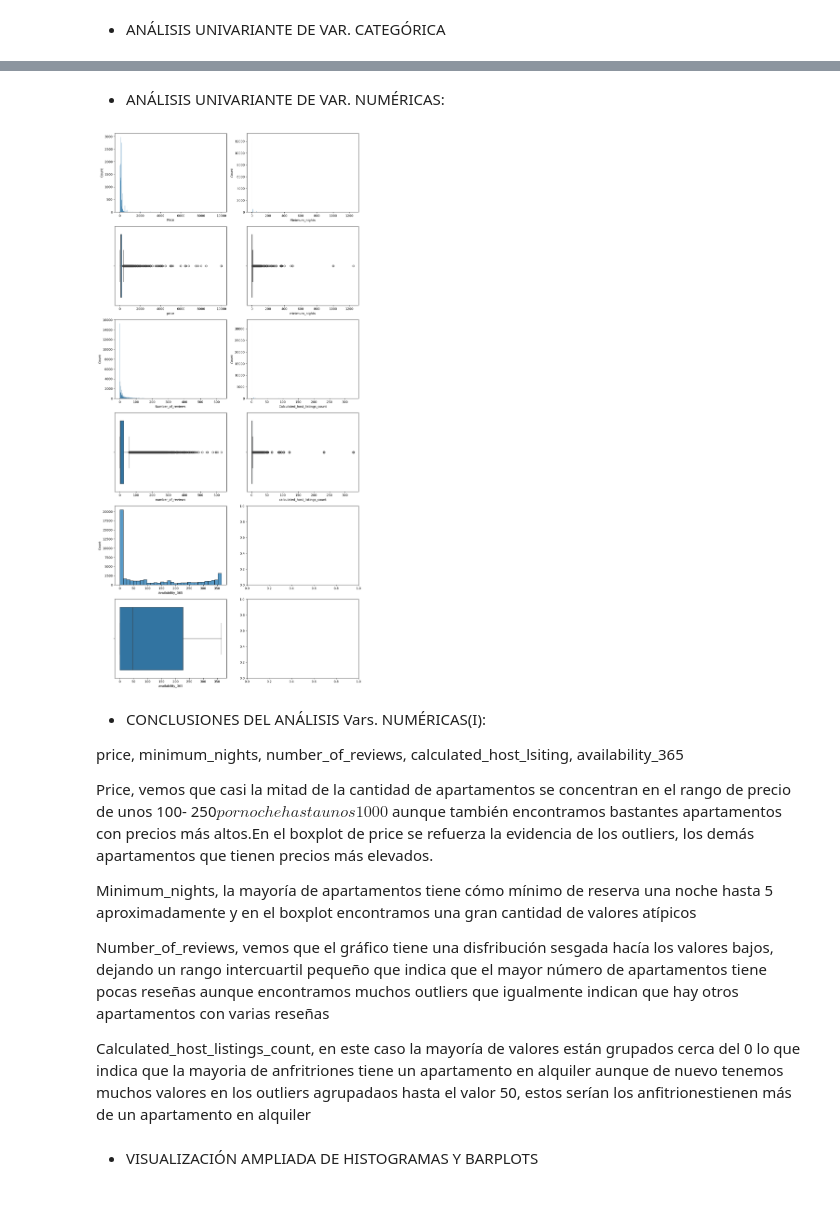
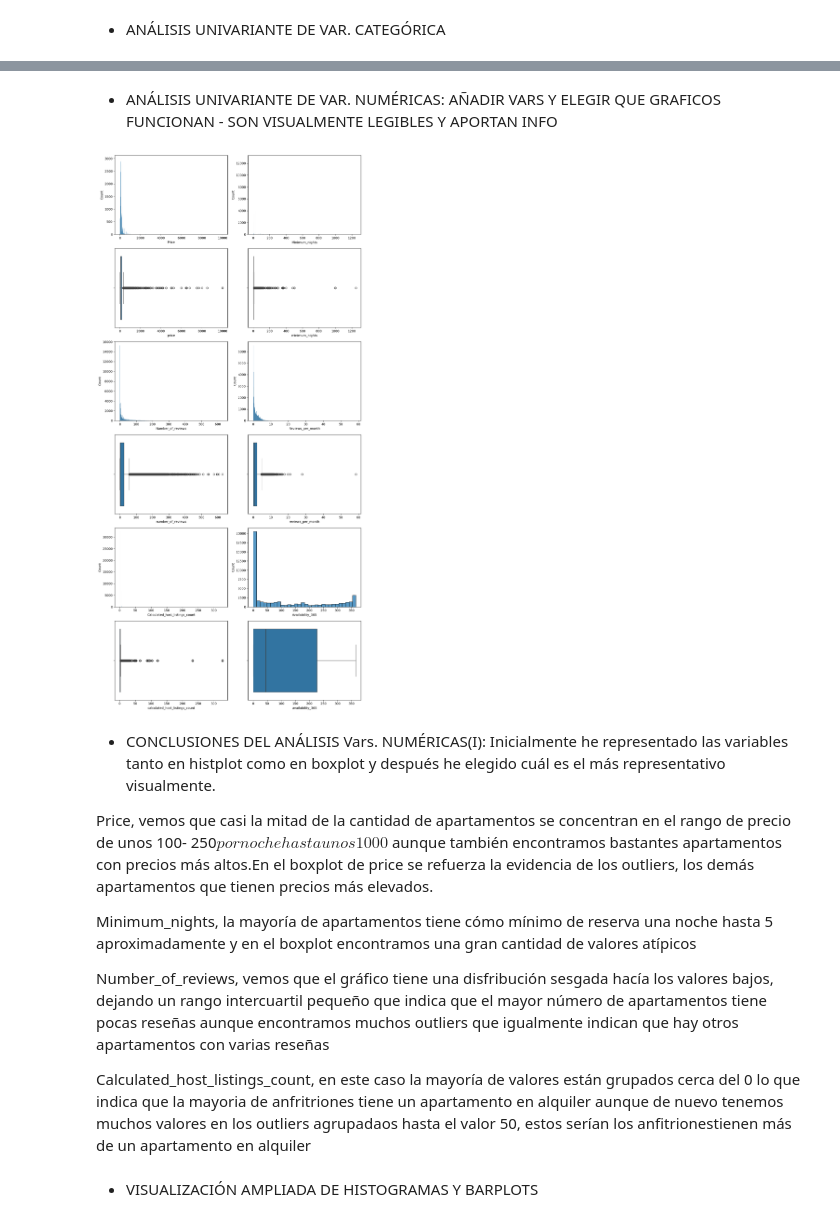
Before and after one commit to 4GeeksAcademy/CristinaChico_EDA, a Jupyter notebook: src/explore.ipynb, the cells around one changed output, grey strips where cells are left out. Cells and saved outputs as stored; diff of their text form; code cells hidden in the pictures.

```diff
--- a/src/explore.ipynb
+++ b/src/explore.ipynb
@@ -67,6 +69,6 @@ No se encuentran duplicados
 # %% [markdown]
 * ELIMINAR INFO IRRELEVANTE
 # %%
-total_data.drop(["id","host_id","name", "host_name","latitude","longitude","last_review","reviews_per_month"], axis = 1, inplace = True)
+total_data.drop(["id","host_id","name", "host_name","latitude","longitude","last_review","neighbourhood"], axis = 1, inplace = True)
 total_data.head()
 # %% [output]
@@ -138,32 +133,36 @@ array(['Kensington', 'Midtown', 'Harlem', 'Clinton Hill', 'East Harlem',
 # %% [markdown]
 * ANÁLISIS UNIVARIANTE DE VAR. NUMÉRICAS:
+AÑADIR VARS Y ELEGIR QUE GRAFICOS FUNCIONAN - SON VISUALMENTE LEGIBLES Y APORTAN INFO
 # %%
 fig, axis = plt.subplots(6, 2, figsize = (12, 25))
 
 sns.histplot(ax = axis[0, 0], data = total_data, x = "price").set(xlabel = "Price")
 sns.boxplot(ax = axis[1, 0], data = total_data, x = "price")
 
 sns.histplot(ax = axis[0,1], data = total_data, x = "minimum_nights").set(xlabel = "Minimum_nights")
 sns.boxplot(ax = axis[1, 1], data = total_data, x = "minimum_nights")
 
 sns.histplot(ax = axis[2, 0], data = total_data, x = "number_of_reviews").set(xlabel = "Number_of_reviews")
 sns.boxplot(ax = axis[3, 0], data = total_data, x = "number_of_reviews")
 
-sns.histplot(ax = axis[2, 1], data = total_data, x = "calculated_host_listings_count").set(xlabel = "Calculated_host_listings_count")
-sns.boxplot(ax = axis[3, 1], data = total_data, x = "calculated_host_listings_count")
+sns.histplot(ax = axis[2, 1], data = total_data, x = "reviews_per_month").set(xlabel = "Reviews_per_month")
+sns.boxplot(ax = axis[3, 1], data = total_data, x = "reviews_per_month")
 
-sns.histplot(ax = axis[4, 0], data = total_data, x = "availability_365").set(xlabel = "Availability_365")
-sns.boxplot(ax = axis[5, 0], data = total_data, x = "availability_365")
+sns.histplot(ax = axis[4, 0], data = total_data, x = "calculated_host_listings_count").set(xlabel = "Calculated_host_listings_count")
+sns.boxplot(ax = axis[5, 0], data = total_data, x = "calculated_host_listings_count")
+
+sns.histplot(ax = axis[4, 1], data = total_data, x = "availability_365").set(xlabel = "Availability_365")
+sns.boxplot(ax = axis[5, 1], data = total_data, x = "availability_365")
+
 
 plt.tight_layout()
 
 plt.show()
 # %% [output]
-[figure, old version]
+[figure, new version]
 # %% [markdown]
 * CONCLUSIONES DEL ANÁLISIS Vars. NUMÉRICAS(I):
-
-price, minimum_nights, number_of_reviews, calculated_host_lsiting, availability_365
+Inicialmente he representado las variables tanto en histplot como en boxplot y después he elegido cuál es el más representativo visualmente.
 
 Price, vemos que casi la mitad de la cantidad de apartamentos se concentran en el rango de precio de unos 100- 250$ por noche hasta unos 1000$ aunque también encontramos bastantes apartamentos con precios más altos.En el boxplot de price se refuerza la evidencia de los outliers, los demás apartamentos que tienen precios más elevados.
 
```
Also changed, not shown: parts of 14 cells of this notebook.
